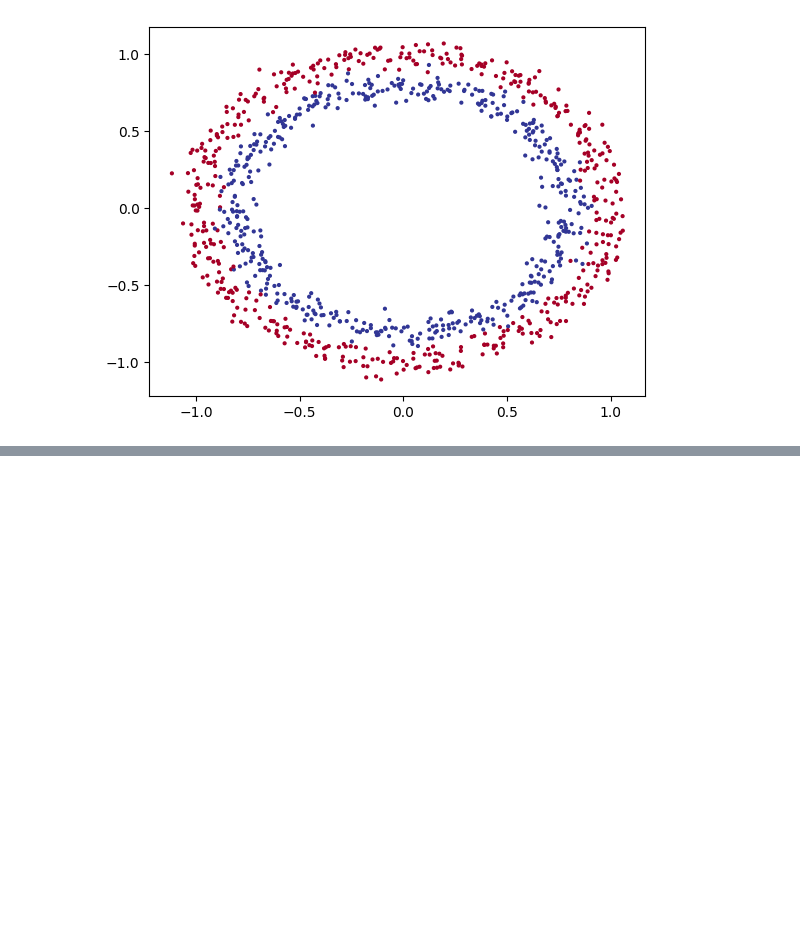
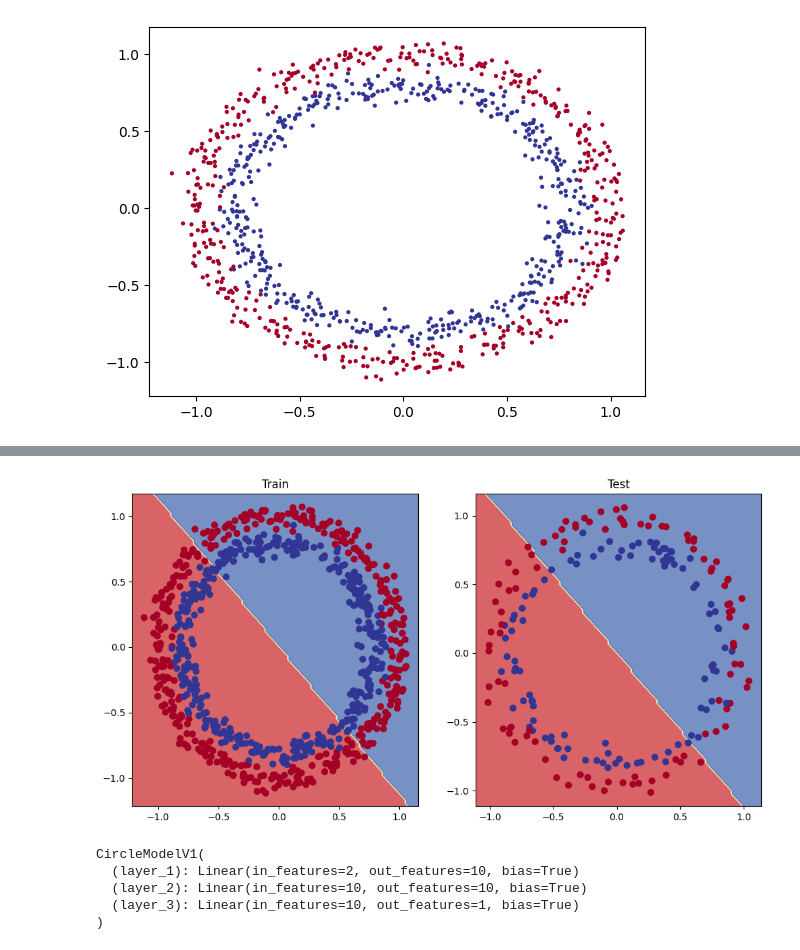
Before and after one commit to AlexNhjh/PyTorch-Tutorial, a Jupyter notebook: ch2.ipynb, the cells around one changed output, grey strips where cells are left out. Drawn from its saved outputs; the diff is of its cells as text; code cells hidden in the pictures; blank space fills up the shorter version.

```diff
--- a/ch2.ipynb
+++ b/ch2.ipynb
@@ -64,0 +152,12 @@ plt.scatter(x=X[:, 0],  #x coords are 1st col of X
+# %%
+# Lets replicate the above model using nn.Sequential()
+model_0 = nn.Sequential(
+    nn.Linear(in_features=2, out_features=5),
+    nn.Linear(in_features=5, out_features=1)
+).to(device)
+
+model_0
+# Sequential(
+#   (0): Linear(in_features=2, out_features=5, bias=True)
+#   (1): Linear(in_features=5, out_features=1, bias=True)
+# )
@@ -64,0 +244,22 @@ plt.scatter(x=X[:, 0],  #x coords are 1st col of X
+# %%
+# Setup loss function and optimizer
+loss_fn = nn.BCEWithLogitsLoss() #sigmoid activation function e.g. 0 to 1
+
+optimizer = torch.optim.SGD(params=model_0.parameters(),
+                            lr = 0.01)
+# %%
+# Calculate accuracy - out of 100 examples, what percentage do we get right?
+def accuracy_fn(y_true, y_pred):
+    correct = torch.eq(y_true, y_pred).sum().item()  #sums the equivalencies between the tensors
+    acc = (correct / len(y_true)) * 100
+    return acc
+# %%
+# View the first 5 outputs of the forward pass on the test data
+with torch.inference_mode():
+    y_logits = model_0(X_test.to(device))
+len(y_logits)
+# 0,-0.59783
+# 1,-0.54622
+# 2,-0.53848
+# 3,-0.61515
+# 4,-0.26140
@@ -64,0 +389,34 @@ plt.scatter(x=X[:, 0],  #x coords are 1st col of X
+# %%
+plt.figure(figsize=(12,6))
+plt.subplot(1,2,1)  #rows, cols, slot in plot
+plt.title("Train")
+plot_decision_boundary(model_0, X_train, y_train)
+plt.subplot(1,2,2)
+plt.title("Test")
+plot_decision_boundary(model_0, X_test, y_test)
+# %% [output]
+[figure, added]
+# %%
+class CircleModelV1(nn.Module):
+    def __init__(self):
+        super().__init__()
+        self.layer_1 = nn.Linear(in_features=2, out_features=10)
+        self.layer_2 = nn.Linear(in_features=10, out_features=10)
+        self.layer_3 = nn.Linear(in_features=10, out_features=1)
+
+    def forward(self, x):
+        return(self.layer_3(self.layer_2(self.layer_1(x))))
+
+model_1 = CircleModelV1().to(device)
+model_1
+# CircleModelV1(
+#   (layer_1): Linear(in_features=2, out_features=10, bias=True)
+#   (layer_2): Linear(in_features=10, out_features=10, bias=True)
+#   (layer_3): Linear(in_features=10, out_features=1, bias=True)
+# )
+# %% [output]
+CircleModelV1(
+  (layer_1): Linear(in_features=2, out_features=10, bias=True)
+  (layer_2): Linear(in_features=10, out_features=10, bias=True)
+  (layer_3): Linear(in_features=10, out_features=1, bias=True)
+)
```
Also changed, not shown: parts of 21 cells of this notebook, 1 other file.
